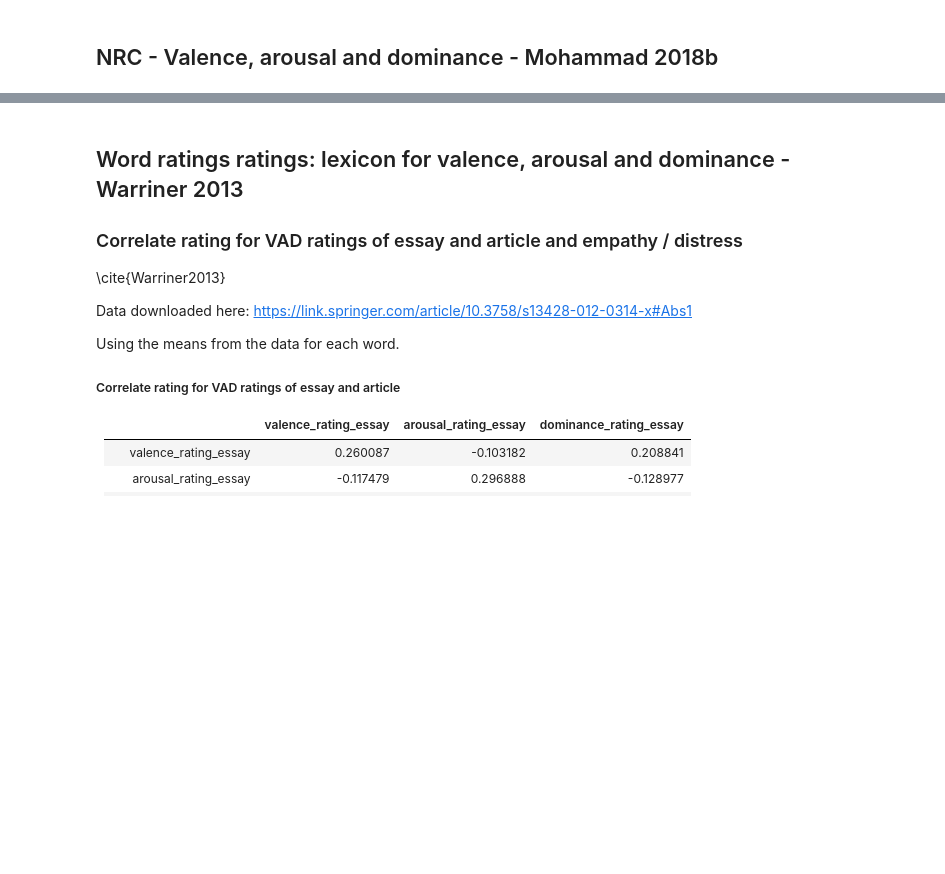
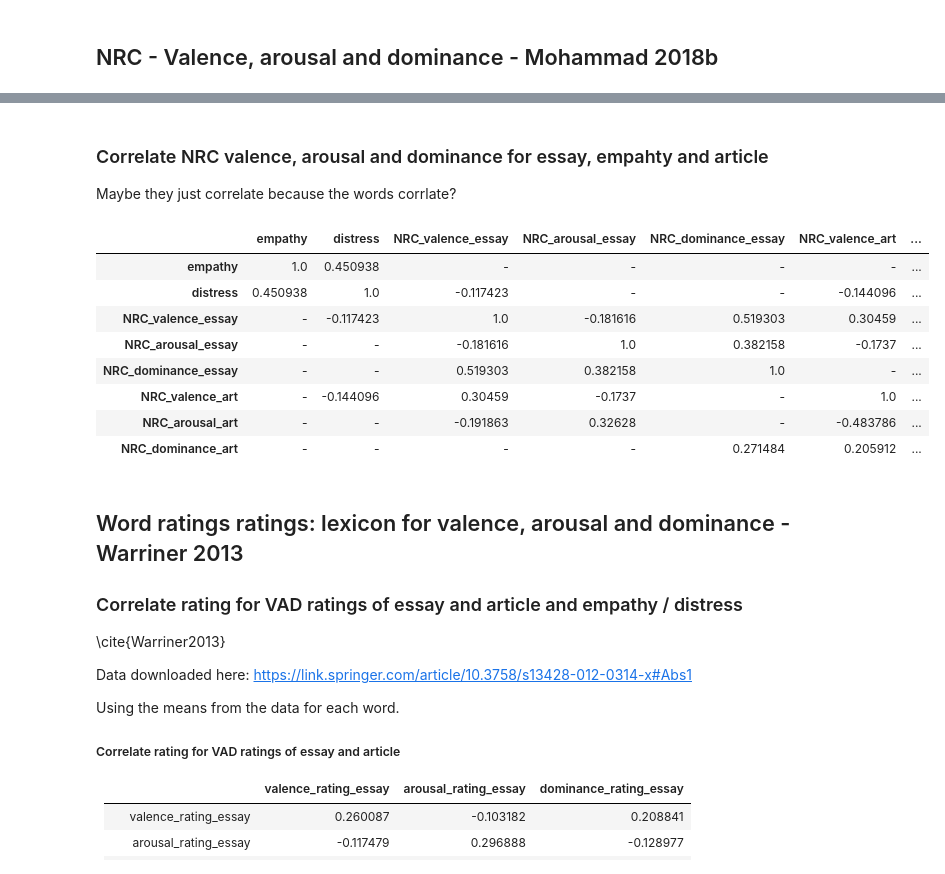
Before and after one commit to myrazma/2022_Masterthesis_Code, a Jupyter notebook: analysis/feature_development.ipynb, the cells around one changed output, grey strips where cells are left out. Saved outputs shown, nothing was run; the diff lists cells and outputs as text; code cells hidden in the pictures; blank space fills up the shorter version.

```diff
--- a/analysis/feature_development.ipynb
+++ b/analysis/feature_development.ipynb
@@ -448,0 +472,26 @@ AIL_joined[[col + '_sim' for col in AIL_lex.columns] + ['empathy', 'distress']].
+# %%
+def arvg_sent_rating_NRC_VAD(essay_tok, column_name):
+    #Yielded to best results
+    #get the word rating for each word and average for the whole essay
+
+    # remove stop words from essay (as they also have ratings for empathy and might not be that important)
+    essay_processed = [word for word in essay_tok if not word.lower() in stopwords_en]
+
+    word_ratings = []
+    for word in essay_tok:
+        word = word.lower()
+        if word in NRC_VAD_lex.index:
+            word_rat = NRC_VAD_lex.loc[word]
+            word_ratings.append(np.exp(word_rat[column_name]))
+
+    word_ratings_np = np.array(word_ratings).astype(float)
+
+    if len(word_ratings_np) > 0:  # list should all have the same length
+        word_ratings_np = sum(word_ratings_np) / len(word_ratings_np)
+        return word_ratings_np
+    return 0
+# %%
+NRC_VAD_data_train['NRC_valence_essay'] = NRC_VAD_data_train.essay_tok.apply(lambda x: arvg_sent_rating_NRC_VAD(x, 'valence'))
+NRC_VAD_data_train['NRC_arousal_essay'] = NRC_VAD_data_train.essay_tok.apply(lambda x: arvg_sent_rating_NRC_VAD(x, 'arousal'))
+NRC_VAD_data_train['NRC_dominance_essay'] = NRC_VAD_data_train.essay_tok.apply(lambda x: arvg_sent_rating_NRC_VAD(x, 'dominance'))
+NRC_VAD_data_train[:3]
@@ -448,0 +504,6 @@ AIL_joined[[col + '_sim' for col in AIL_lex.columns] + ['empathy', 'distress']].
+# %%
+NRC_VAD_articles = articles
+NRC_VAD_articles['NRC_valence_art'] = NRC_VAD_articles.text_tok.apply(lambda x: arvg_sent_rating_NRC_VAD(x, 'valence'))
+NRC_VAD_articles['NRC_arousal_art'] = NRC_VAD_articles.text_tok.apply(lambda x: arvg_sent_rating_NRC_VAD(x, 'arousal'))
+NRC_VAD_articles['NRC_dominance_art'] = NRC_VAD_articles.text_tok.apply(lambda x: arvg_sent_rating_NRC_VAD(x, 'dominance'))
+NRC_VAD_articles[:3]
@@ -448,0 +515,3 @@ AIL_joined[[col + '_sim' for col in AIL_lex.columns] + ['empathy', 'distress']].
+# %%
+NRC_VAD_joined = NRC_VAD_data_train.join(NRC_VAD_articles.set_index('article_id'), on='article_id', rsuffix='_art')
+NRC_VAD_joined[:3]
@@ -449,3 +524,19 @@ AIL_joined[[col + '_sim' for col in AIL_lex.columns] + ['empathy', 'distress']].
+# %% [markdown]
+### Correlate NRC valence, arousal and dominance for essay, empahty and article
+Maybe they just correlate because the words corrlate?
+# %%
+corr_table = NRC_VAD_joined[['empathy', 'distress', 'NRC_valence_essay', 'NRC_arousal_essay', 'NRC_dominance_essay', 'NRC_valence_art', 'NRC_arousal_art', 'NRC_dominance_art']].corr()
+corr_table.where(np.abs(corr_table) >= 0.1, '-')
+# %% [output]
+|  | empathy | distress | NRC_valence_essay | NRC_arousal_essay | NRC_dominance_essay | NRC_valence_art | ... |
+| empathy | 1.0 | 0.450938 | - | - | - | - | ... |
+| distress | 0.450938 | 1.0 | -0.117423 | - | - | -0.144096 | ... |
+| NRC_valence_essay | - | -0.117423 | 1.0 | -0.181616 | 0.519303 | 0.30459 | ... |
+| NRC_arousal_essay | - | - | -0.181616 | 1.0 | 0.382158 | -0.1737 | ... |
+| NRC_dominance_essay | - | - | 0.519303 | 0.382158 | 1.0 | - | ... |
+| NRC_valence_art | - | -0.144096 | 0.30459 | -0.1737 | - | 1.0 | ... |
+| NRC_arousal_art | - | - | -0.191863 | 0.32628 | - | -0.483786 | ... |
+| NRC_dominance_art | - | - | - | - | 0.271484 | 0.205912 | ... |
 # %% [markdown]
 ## Word ratings ratings: lexicon for valence, arousal and dominance - Warriner 2013
 ### Correlate rating for VAD ratings of essay and article and empathy / distress
```
Also changed, not shown: parts of 10 cells of this notebook, 3 other files.
